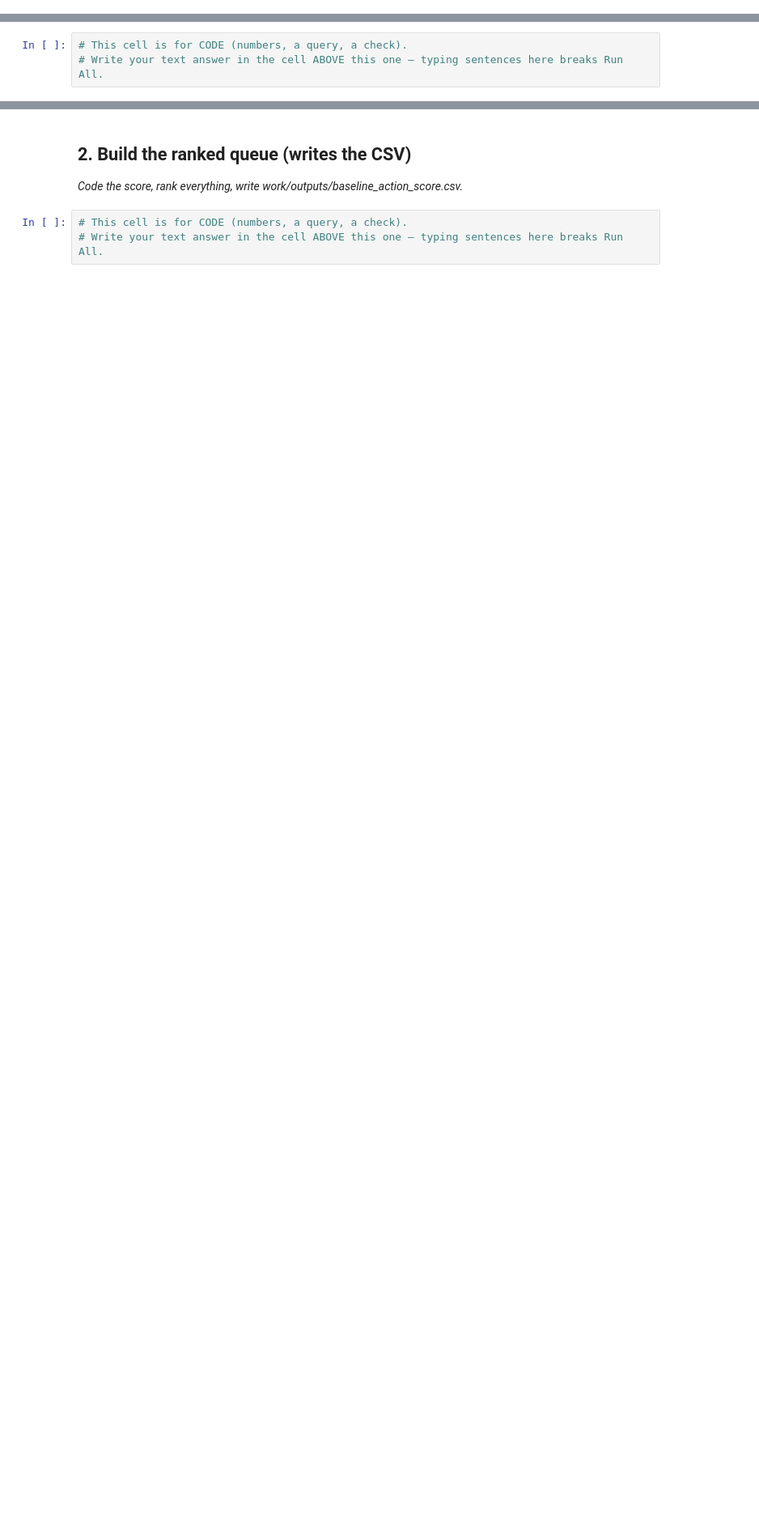
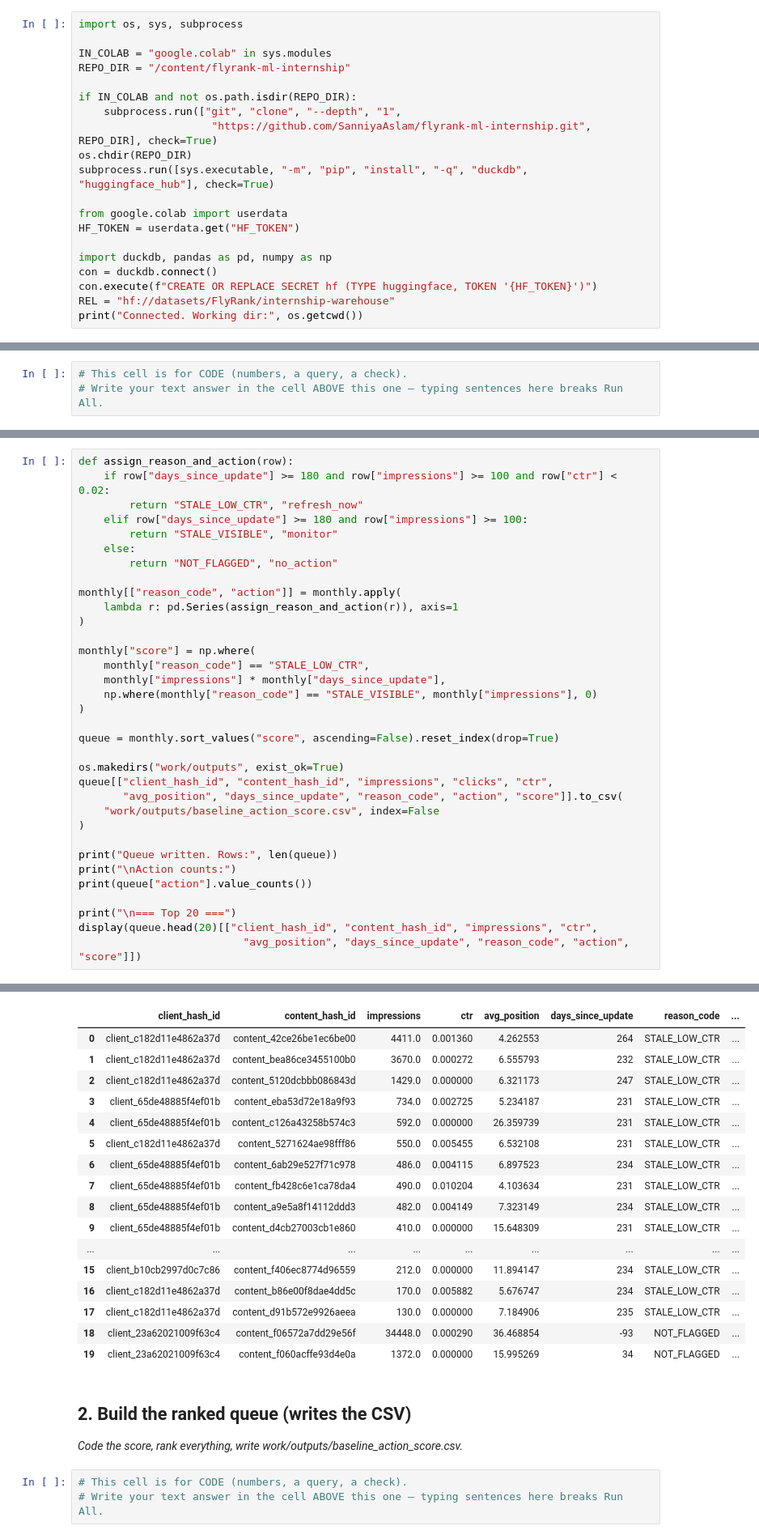
Before and after one commit to SanniyaAslam/flyrank-ml-internship, a Jupyter notebook: work/notebooks/w04_baseline_score.ipynb, the cells around one changed output, grey strips where cells are left out. Shown at 81% size. Cells and saved outputs as stored; diff of their text form; blank space fills up the shorter version.

```diff
--- a/work/notebooks/w04_baseline_score.ipynb
+++ b/work/notebooks/w04_baseline_score.ipynb
@@ -12,0 +9,20 @@ This skeleton is yours to fill. Work the sections **in order** — each one has
+# %%
+import os, sys, subprocess
+
+IN_COLAB = "google.colab" in sys.modules
+REPO_DIR = "/content/flyrank-ml-internship"
+
+if IN_COLAB and not os.path.isdir(REPO_DIR):
+    subprocess.run(["git", "clone", "--depth", "1",
+                     "https://github.com/SanniyaAslam/flyrank-ml-internship.git", REPO_DIR], check=True)
+os.chdir(REPO_DIR)
+subprocess.run([sys.executable, "-m", "pip", "install", "-q", "duckdb", "huggingface_hub"], check=True)
+
+from google.colab import userdata
+HF_TOKEN = userdata.get("HF_TOKEN")
+
+import duckdb, pandas as pd, numpy as np
+con = duckdb.connect()
+con.execute(f"CREATE OR REPLACE SECRET hf (TYPE huggingface, TOKEN '{HF_TOKEN}')")
+REL = "hf://datasets/FlyRank/internship-warehouse"
+print("Connected. Working dir:", os.getcwd())
@@ -15,0 +138,35 @@ This skeleton is yours to fill. Work the sections **in order** — each one has
+# %%
+def assign_reason_and_action(row):
+    if row["days_since_update"] >= 180 and row["impressions"] >= 100 and row["ctr"] < 0.02:
+        return "STALE_LOW_CTR", "refresh_now"
+    elif row["days_since_update"] >= 180 and row["impressions"] >= 100:
+        return "STALE_VISIBLE", "monitor"
+    else:
+        return "NOT_FLAGGED", "no_action"
+
+monthly[["reason_code", "action"]] = monthly.apply(
+    lambda r: pd.Series(assign_reason_and_action(r)), axis=1
+)
+
+monthly["score"] = np.where(
+    monthly["reason_code"] == "STALE_LOW_CTR",
+    monthly["impressions"] * monthly["days_since_update"],
+    np.where(monthly["reason_code"] == "STALE_VISIBLE", monthly["impressions"], 0)
+)
+
+queue = monthly.sort_values("score", ascending=False).reset_index(drop=True)
+
+os.makedirs("work/outputs", exist_ok=True)
+queue[["client_hash_id", "content_hash_id", "impressions", "clicks", "ctr",
+       "avg_position", "days_since_update", "reason_code", "action", "score"]].to_csv(
+    "work/outputs/baseline_action_score.csv", index=False
+)
+
+print("Queue written. Rows:", len(queue))
+print("\nAction counts:")
+print(queue["action"].value_counts())
+
+print("\n=== Top 20 ===")
+display(queue.head(20)[["client_hash_id", "content_hash_id", "impressions", "ctr",
+                          "avg_position", "days_since_update", "reason_code", "action", "score"]])
+# %% [output]
@@ -16,3 +182,20 @@ This skeleton is yours to fill. Work the sections **in order** — each one has
+|  | client_hash_id | content_hash_id | impressions | ctr | avg_position | days_since_update | reason_code | ... |
+| 0 | client_c182d11e4862a37d | content_42ce26be1ec6be00 | 4411.0 | 0.001360 | 4.262553 | 264 | STALE_LOW_CTR | ... |
+| 1 | client_c182d11e4862a37d | content_bea86ce3455100b0 | 3670.0 | 0.000272 | 6.555793 | 232 | STALE_LOW_CTR | ... |
+| 2 | client_c182d11e4862a37d | content_5120dcbbb086843d | 1429.0 | 0.000000 | 6.321173 | 247 | STALE_LOW_CTR | ... |
+| 3 | client_65de48885f4ef01b | content_eba53d72e18a9f93 | 734.0 | 0.002725 | 5.234187 | 231 | STALE_LOW_CTR | ... |
+| 4 | client_65de48885f4ef01b | content_c126a43258b574c3 | 592.0 | 0.000000 | 26.359739 | 231 | STALE_LOW_CTR | ... |
+| 5 | client_c182d11e4862a37d | content_5271624ae98fff86 | 550.0 | 0.005455 | 6.532108 | 231 | STALE_LOW_CTR | ... |
+| 6 | client_65de48885f4ef01b | content_6ab29e527f71c978 | 486.0 | 0.004115 | 6.897523 | 234 | STALE_LOW_CTR | ... |
+| 7 | client_65de48885f4ef01b | content_fb428c6e1ca78da4 | 490.0 | 0.010204 | 4.103634 | 231 | STALE_LOW_CTR | ... |
+| 8 | client_65de48885f4ef01b | content_a9e5a8f14112ddd3 | 482.0 | 0.004149 | 7.323149 | 234 | STALE_LOW_CTR | ... |
+| 9 | client_65de48885f4ef01b | content_d4cb27003cb1e860 | 410.0 | 0.000000 | 15.648309 | 231 | STALE_LOW_CTR | ... |
+| ... | ... | ... | ... | ... | ... | ... | ... | ... |
+| 15 | client_b10cb2997d0c7c86 | content_f406ec8774d96559 | 212.0 | 0.000000 | 11.894147 | 234 | STALE_LOW_CTR | ... |
+| 16 | client_c182d11e4862a37d | content_b86e00f8dae4dd5c | 170.0 | 0.005882 | 5.676747 | 234 | STALE_LOW_CTR | ... |
+| 17 | client_c182d11e4862a37d | content_d91b572e9926aeea | 130.0 | 0.000000 | 7.184906 | 235 | STALE_LOW_CTR | ... |
+| 18 | client_23a62021009f63c4 | content_f06572a7dd29e56f | 34448.0 | 0.000290 | 36.468854 | -93 | NOT_FLAGGED | ... |
+| 19 | client_23a62021009f63c4 | content_f060acffe93d4e0a | 1372.0 | 0.000000 | 15.995269 | 34 | NOT_FLAGGED | ... |
 # %% [markdown]
 ## 2. Build the ranked queue (writes the CSV)
 
```
Also changed, not shown: parts of 11 cells of this notebook.
